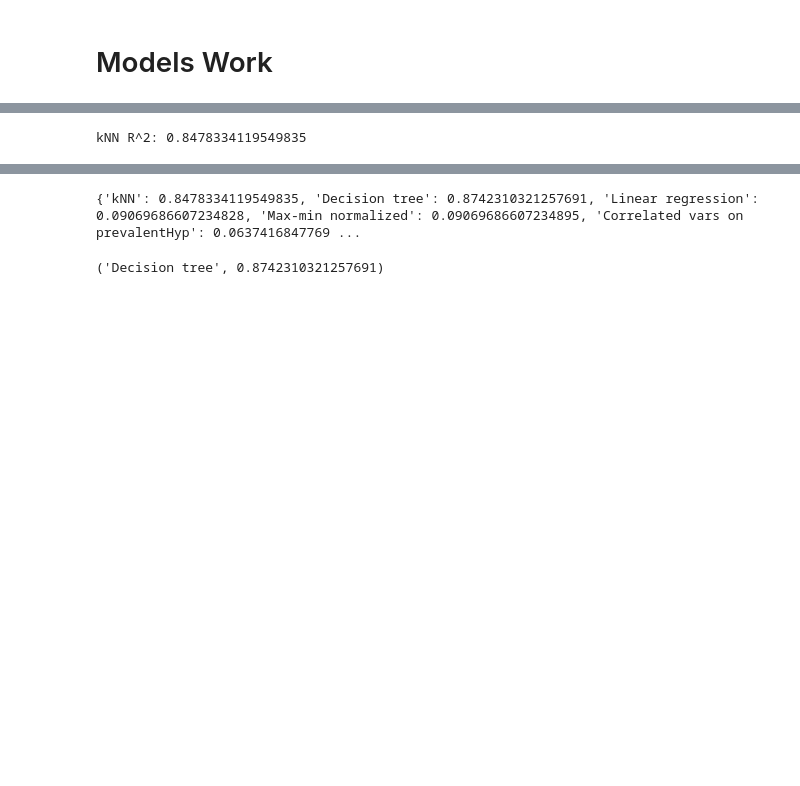
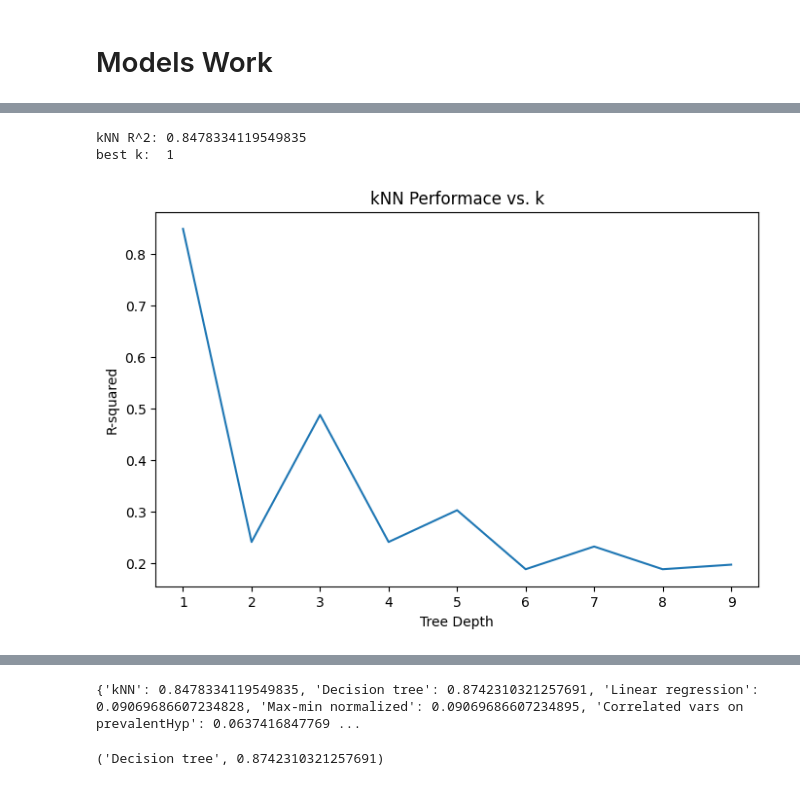
Before and after one commit to JulianKrese/project_chd, a Jupyter notebook: model_work.ipynb, the cells around one changed output, grey strips where cells are left out. Drawn from its saved outputs; the diff is of its cells as text; code cells hidden in the pictures; blank space fills up the shorter version.

Commit message:
Added graphs

```diff
--- a/model_work.ipynb
+++ b/model_work.ipynb
@@ -35,14 +39,34 @@ y_test = pd.read_csv("/content/project_chd/y_test_cleaned.csv")
 R_squared_vals = {}
 # %%
 # Create kNN model - k of 1 gives the highest R-squared
-knn = KNeighborsClassifier(n_neighbors=1)
-knn.fit(X_train, y_train.values.ravel()) # .values.ravel() suppresses data conversion warning - converts column vector to 1d array
-y_pred = knn.predict(X_test)
+best_k = 0
+best_r2 = 0
+r2_scores = []
+ks = list(range(1,10))
+for k in ks:
+  knn = KNeighborsClassifier(n_neighbors=k)
+  knn.fit(X_train, y_train.values.ravel()) # .values.ravel() suppresses data conversion warning - converts column vector to 1d array
+  y_pred = knn.predict(X_test)
+  r2 = abs(r2_score(y_test, y_pred))
+  r2_scores.append(r2)
+  if r2 > best_r2:
+    best_r2 = r2
+    best_k = k
 
-r2 = r2_score(y_test, y_pred)
-print("kNN R^2:", abs(r2))
-R_squared_vals["kNN"] = abs(r2)
+print("kNN R^2:", best_r2)
+print("best k: ", best_k)
+R_squared_vals["kNN"] = best_r2
+
+#  Visualizing R-squared vs. k
+plt.figure(figsize=(8, 5))
+plt.plot(ks, r2_scores)
+plt.xlabel('Tree Depth')
+plt.ylabel('R-squared')
+plt.title('kNN Performace vs. k')
+plt.show()
 # %% [output]
 kNN R^2: 0.8478334119549835
+best k:  1
+[figure, added]
 # %%
 # Create decision tree - depth of 24 gives the highest R-squared
```
Also changed, not shown: parts of 8 cells of this notebook.
